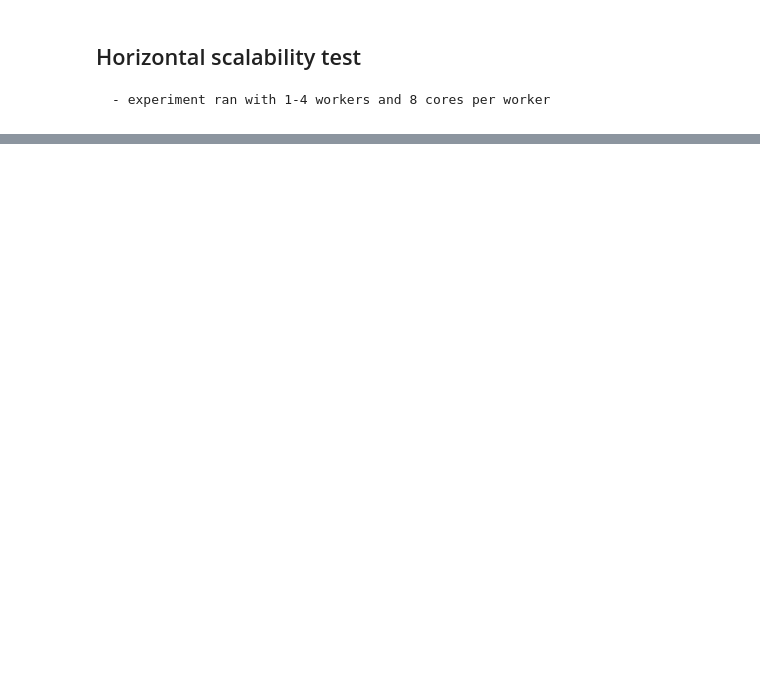
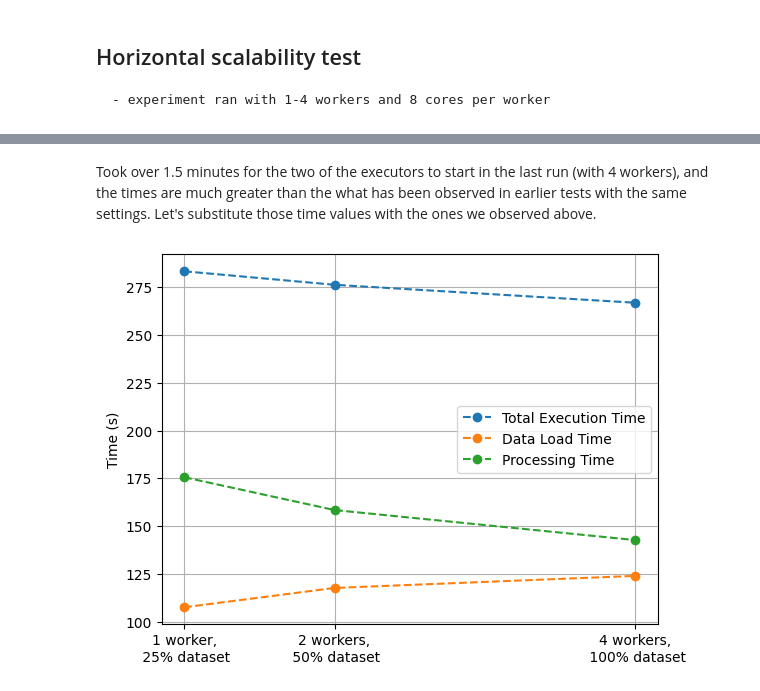
Before and after one commit to shahabsherveh/DEI-project, a Jupyter notebook: scalability testing/scalability_test_sentiment.ipynb, the cells around one changed output, grey strips where cells are left out. Cells and saved outputs as stored; diff of their text form; code cells hidden in the pictures; blank space fills up the shorter version.

Commit message:
added test for weak scalability and final strong scalability test

```diff
--- a/scalability testing/scalability_test_sentiment.ipynb
+++ b/scalability testing/scalability_test_sentiment.ipynb
@@ -172,0 +185,4 @@ plt.show()
+# %%
+from scalability_testing import *
+execution_time, data_load_time, processing_time = scalability_test(job=sentiment_analysis,
+                                                                   num_workers=4)
@@ -172,0 +199,14 @@ plt.show()
+# %%
+exc_times = []
+data_load_times = []
+processing_times = []
+workers = [1, 2, 4]
+file_names = ["reddit_25percent.json", "reddit_50percent.json", "corpus-webis-tldr-17.json"]
+for num_workers, file in zip(workers, file_names):
+    execution_time, data_load_time, processing_time = scalability_test(job=sentiment_analysis,
+                                                                       num_workers=num_workers,
+                                                                       data_path="hdfs://192.168.2.46:9000/data/"+file
+                                                                      )
+    exc_times.append(execution_time)
+    data_load_times.append(data_load_time)
+    processing_times.append(processing_time)
@@ -172,0 +225,17 @@ plt.show()
+# %% [markdown]
+Took over 1.5 minutes for the two of the executors to start in the last run (with 4 workers), and the times are much greater than the what has been observed in earlier tests with the same settings. Let's substitute those time values with the ones we observed above.
+# %%
+exc_times[-1] = 266.80
+data_load_times[-1] = 124.04
+processing_times[-1] = 142.76
+# %%
+plt.plot(workers, exc_times, 'o--', label="Total Execution Time")
+plt.plot(workers, data_load_times, 'o--', label="Data Load Time")
+plt.plot(workers, processing_times, 'o--', label="Processing Time")
+plt.ylabel("Time (s)")
+plt.xticks(ticks=workers, labels=["1 worker,\n 25% dataset", "2 workers,\n 50% dataset", "4 workers,\n 100% dataset"])
+plt.legend()
+plt.grid()
+plt.show()
+# %% [output]
+[figure, added]
```
Also changed, not shown: parts of 11 cells of this notebook.
